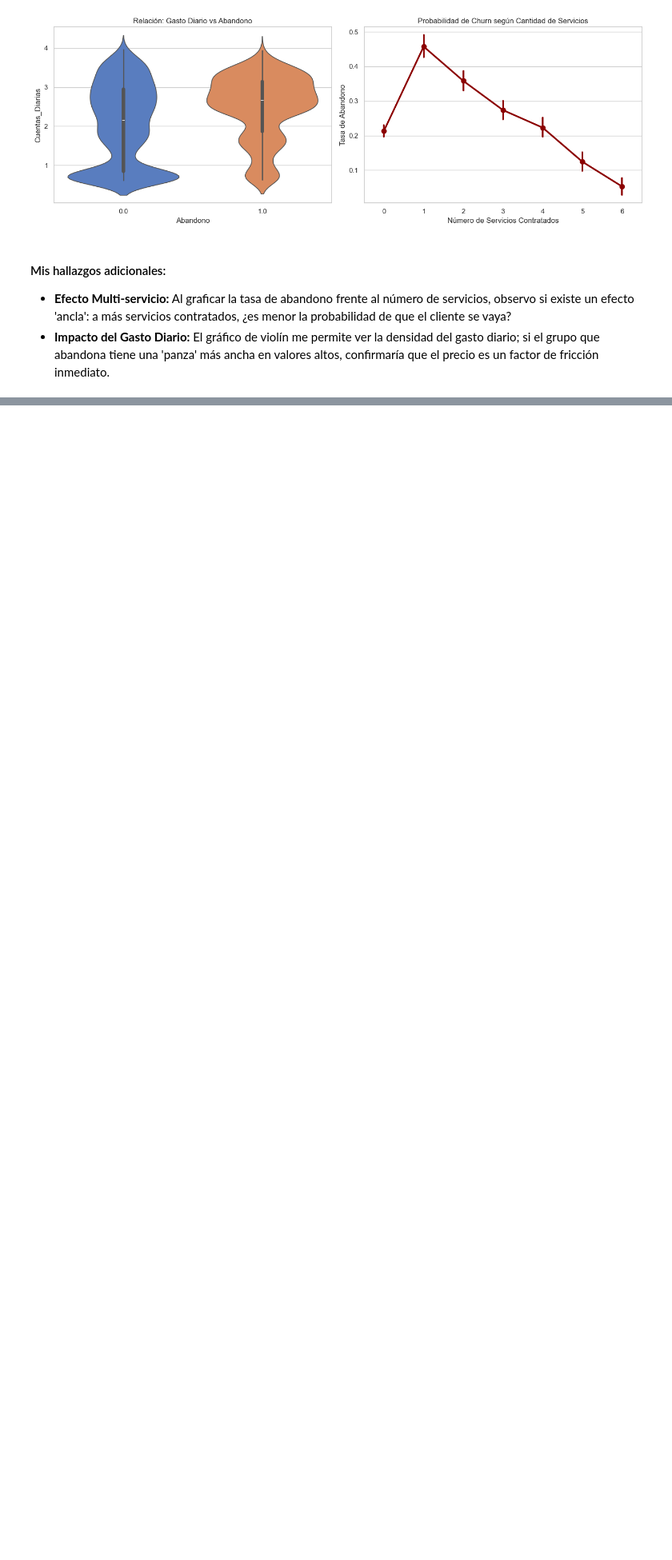
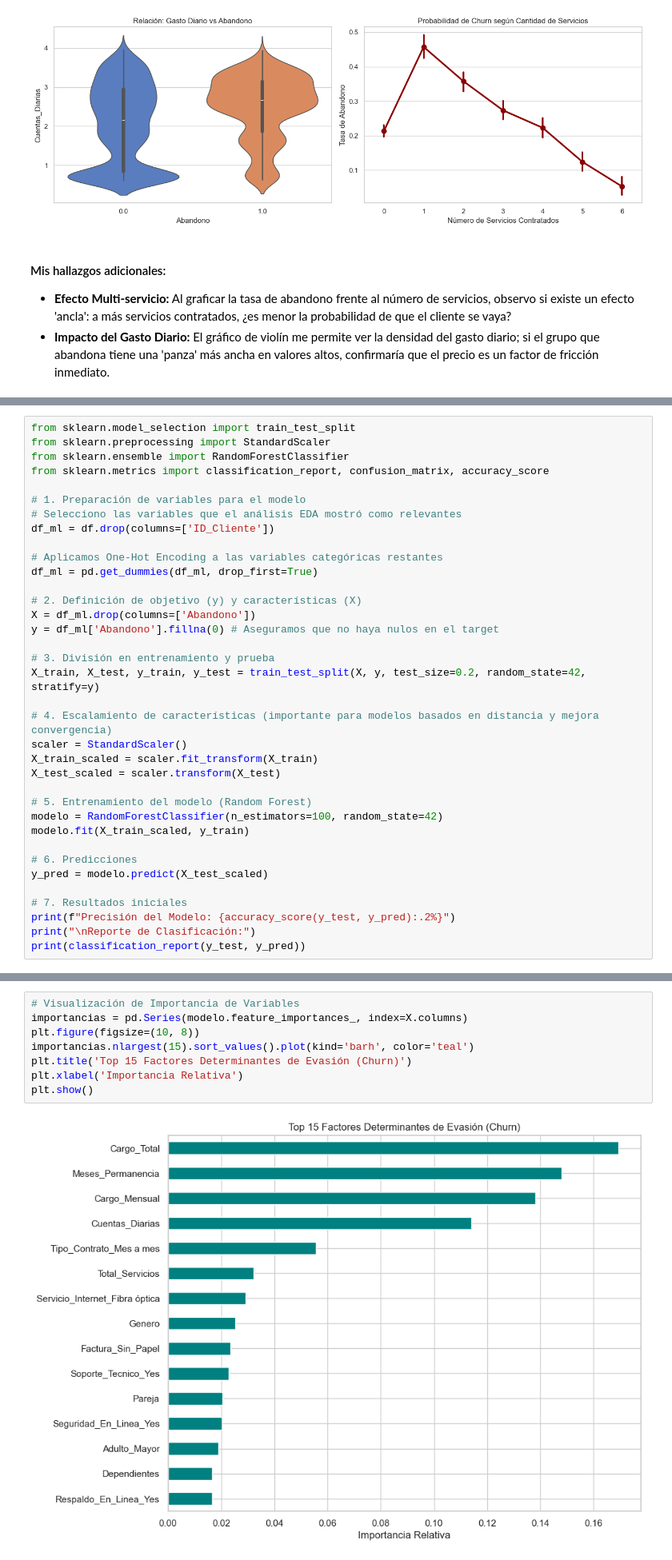
Before and after one commit to zxxcerbero/challenge2-data-science-LATAM, a Jupyter notebook: TelecomX_LATAM.ipynb, the cells around one changed output, grey strips where cells are left out. Shown at 80% size. Drawn from its saved outputs; the diff is of its cells as text; blank space fills up the shorter version.

```diff
--- a/TelecomX_LATAM.ipynb
+++ b/TelecomX_LATAM.ipynb
@@ -444,0 +420,36 @@ A través de visualizaciones y estadísticas descriptivas, obtuve los siguientes
+# %%
+from sklearn.model_selection import train_test_split
+from sklearn.preprocessing import StandardScaler
+from sklearn.ensemble import RandomForestClassifier
+from sklearn.metrics import classification_report, confusion_matrix, accuracy_score
+
+# 1. Preparación de variables para el modelo
+# Selecciono las variables que el análisis EDA mostró como relevantes
+df_ml = df.drop(columns=['ID_Cliente'])
+
+# Aplicamos One-Hot Encoding a las variables categóricas restantes
+df_ml = pd.get_dummies(df_ml, drop_first=True)
+
+# 2. Definición de objetivo (y) y características (X)
+X = df_ml.drop(columns=['Abandono'])
+y = df_ml['Abandono'].fillna(0) # Aseguramos que no haya nulos en el target
+
+# 3. División en entrenamiento y prueba
+X_train, X_test, y_train, y_test = train_test_split(X, y, test_size=0.2, random_state=42, stratify=y)
+
+# 4. Escalamiento de características (importante para modelos basados en distancia y mejora convergencia)
+scaler = StandardScaler()
+X_train_scaled = scaler.fit_transform(X_train)
+X_test_scaled = scaler.transform(X_test)
+
+# 5. Entrenamiento del modelo (Random Forest)
+modelo = RandomForestClassifier(n_estimators=100, random_state=42)
+modelo.fit(X_train_scaled, y_train)
+
+# 6. Predicciones
+y_pred = modelo.predict(X_test_scaled)
+
+# 7. Resultados iniciales
+print(f"Precisión del Modelo: {accuracy_score(y_test, y_pred):.2%}")
+print("\nReporte de Clasificación:")
+print(classification_report(y_test, y_pred))
@@ -444,0 +468,10 @@ A través de visualizaciones y estadísticas descriptivas, obtuve los siguientes
+# %%
+# Visualización de Importancia de Variables
+importancias = pd.Series(modelo.feature_importances_, index=X.columns)
+plt.figure(figsize=(10, 8))
+importancias.nlargest(15).sort_values().plot(kind='barh', color='teal')
+plt.title('Top 15 Factores Determinantes de Evasión (Churn)')
+plt.xlabel('Importancia Relativa')
+plt.show()
+# %% [output]
+[figure, added]
```
Also changed, not shown: parts of 5 cells of this notebook, 2 other files.
